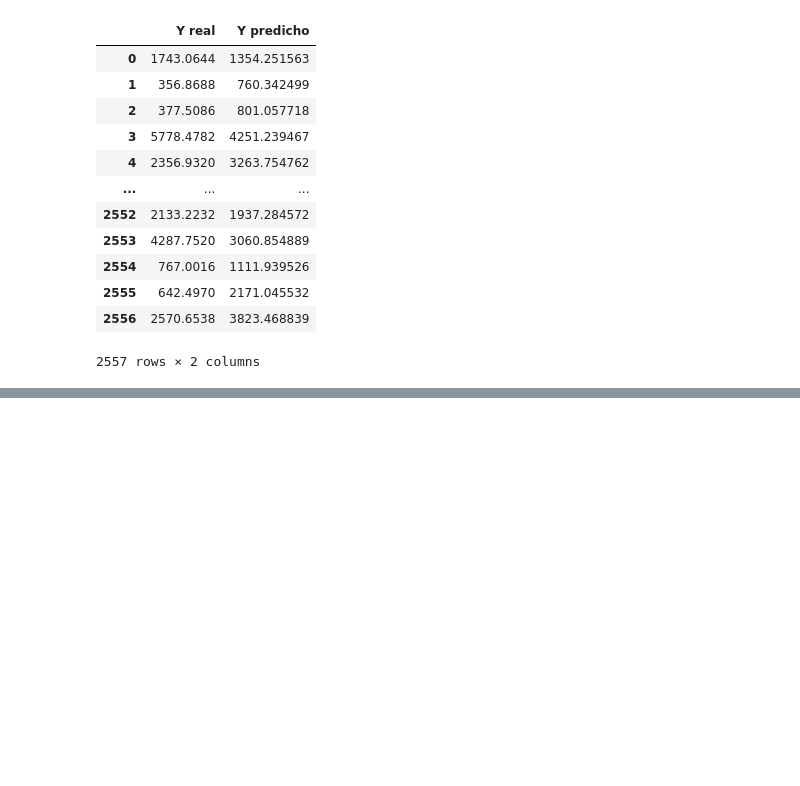
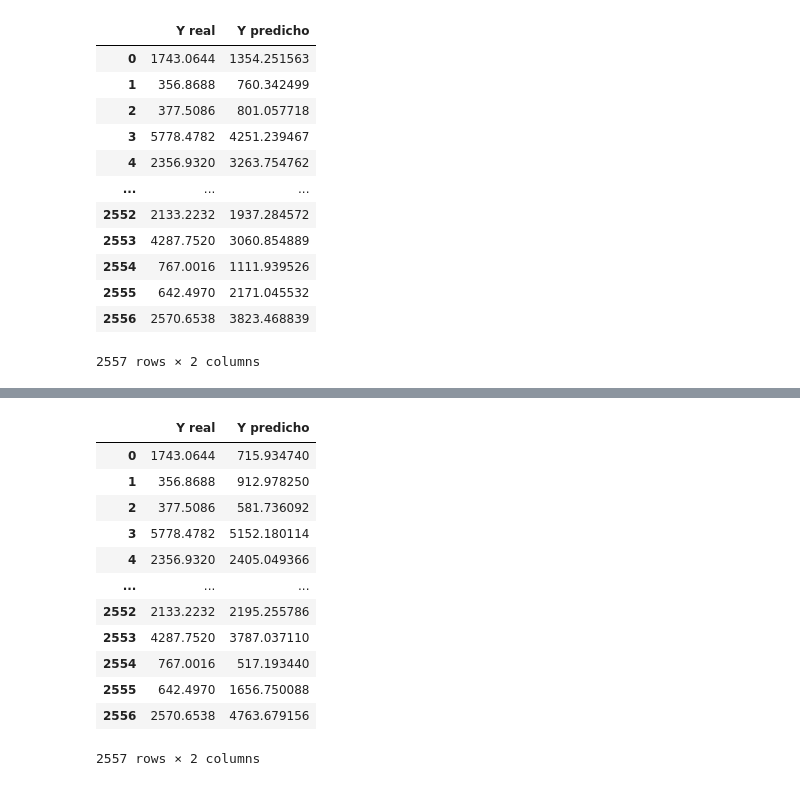
Before and after one commit to alexdaniel-23/Estudio-sobre-la-edad-de-jubilacion, a Jupyter notebook: Prediccion_de_ventas.ipynb, the cells around one changed output, grey strips where cells are left out. Drawn from its saved outputs; the diff is of its cells as text; code cells hidden in the pictures; blank space fills up the shorter version.

```diff
--- a/Prediccion_de_ventas.ipynb
+++ b/Prediccion_de_ventas.ipynb
@@ -746,0 +781,19 @@ resultados.reset_index(drop=True)
+# %%
+resultados=pd.DataFrame()
+resultados["Y real"]=y_test
+resultados["Y predicho"]=y_pred
+resultados.reset_index(drop=True)
+# %% [output]
+|  | Y real | Y predicho |
+| 0 | 1743.0644 | 715.934740 |
+| 1 | 356.8688 | 912.978250 |
+| 2 | 377.5086 | 581.736092 |
+| 3 | 5778.4782 | 5152.180114 |
+| 4 | 2356.9320 | 2405.049366 |
+| ... | ... | ... |
+| 2552 | 2133.2232 | 2195.255786 |
+| 2553 | 4287.7520 | 3787.037110 |
+| 2554 | 767.0016 | 517.193440 |
+| 2555 | 642.4970 | 1656.750088 |
+| 2556 | 2570.6538 | 4763.679156 |
+2557 rows × 2 columns
```
Also changed, not shown: parts of 18 cells of this notebook.
